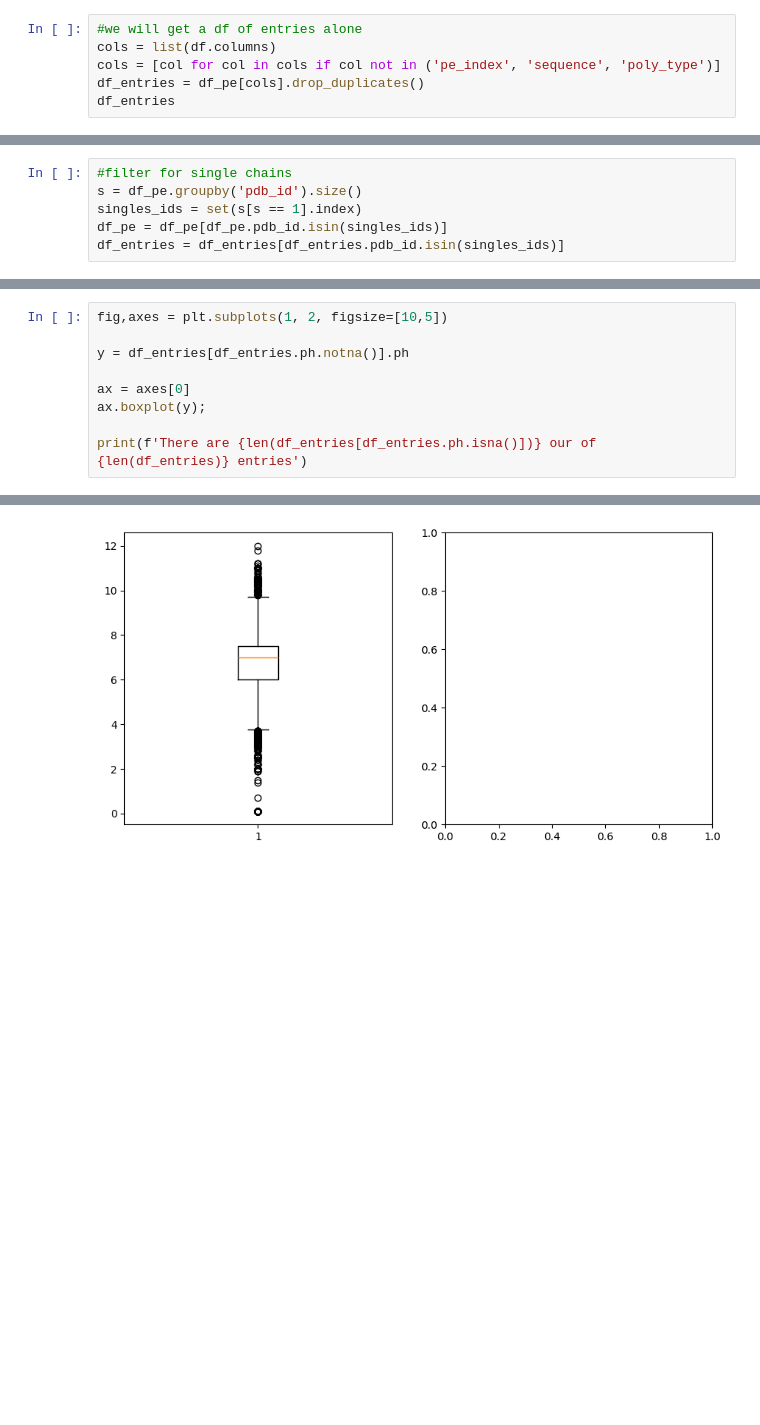
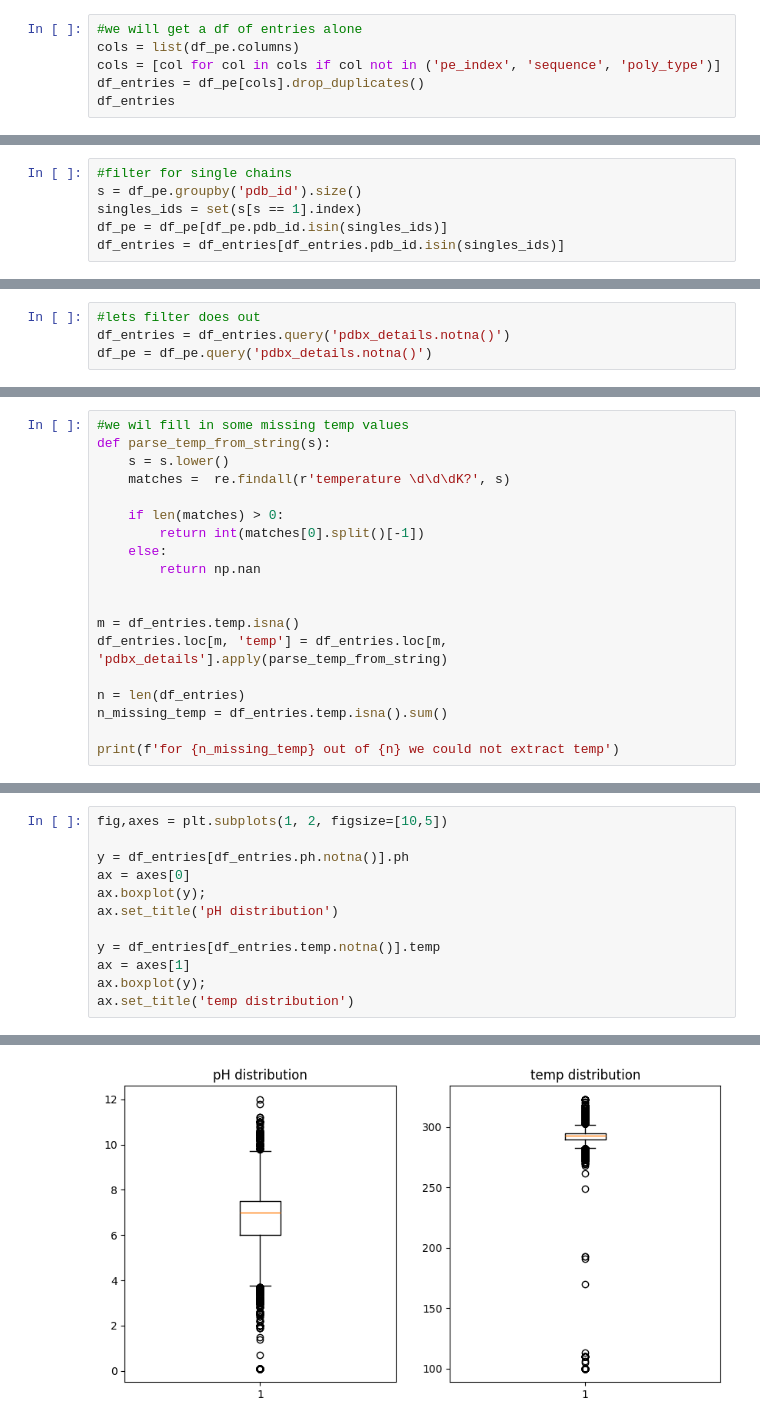
Before and after one commit to oregev11/crystoper, a Jupyter notebook: crystoper/01_EDA.ipynb, the cells around one changed output, grey strips where cells are left out. Cells and saved outputs as stored; diff of their text form; blank space fills up the shorter version.

```diff
--- a/crystoper/01_EDA.ipynb
+++ b/crystoper/01_EDA.ipynb
@@ -37,7 +45,7 @@ Poly entities of the same PDB entry will have exactly same info in all features
 this is because all entities of a single entry were crystalize together in the same assay.
 # %%
 #we will get a df of entries alone
-cols = list(df.columns)
+cols = list(df_pe.columns)
 cols = [col for col in cols if col not in ('pe_index', 'sequence', 'poly_type')]
 df_entries = df_pe[cols].drop_duplicates()
 df_entries
@@ -165,3 +178,7 @@ df_entries = df_entries[df_entries.pdb_id.isin(singles_ids)]
+# %%
+#lets filter does out
+df_entries = df_entries.query('pdbx_details.notna()')
+df_pe = df_pe.query('pdbx_details.notna()')
 # %% [markdown]
 As a POC, we want to train a model that predicts pH and Temp alone
 
@@ -168,0 +223,19 @@ Lets see how these features look like
+# %%
+#we wil fill in some missing temp values
+def parse_temp_from_string(s):
+    s = s.lower()
+    matches =  re.findall(r'temperature \d\d\dK?', s)
+
+    if len(matches) > 0:
+        return int(matches[0].split()[-1])
+    else:
+        return np.nan
+
+
+m = df_entries.temp.isna()
+df_entries.loc[m, 'temp'] = df_entries.loc[m, 'pdbx_details'].apply(parse_temp_from_string)
+
+n = len(df_entries)
+n_missing_temp = df_entries.temp.isna().sum()
+
+print(f'for {n_missing_temp} out of {n} we could not extract temp')
@@ -170,9 +245,12 @@ Lets see how these features look like
 fig,axes = plt.subplots(1, 2, figsize=[10,5])
 
 y = df_entries[df_entries.ph.notna()].ph
-
 ax = axes[0]
 ax.boxplot(y);
+ax.set_title('pH distribution')
 
-print(f'There are {len(df_entries[df_entries.ph.isna()])} our of {len(df_entries)} entries')
+y = df_entries[df_entries.temp.notna()].temp
+ax = axes[1]
+ax.boxplot(y);
+ax.set_title('temp distribution')
 # %% [output]
@@ -180 +258 @@ There are 34564 our of 142352 entries
-[figure, old version]
+[figure, new version]
```
Also changed, not shown: parts of 15 cells of this notebook, 1 other file.
